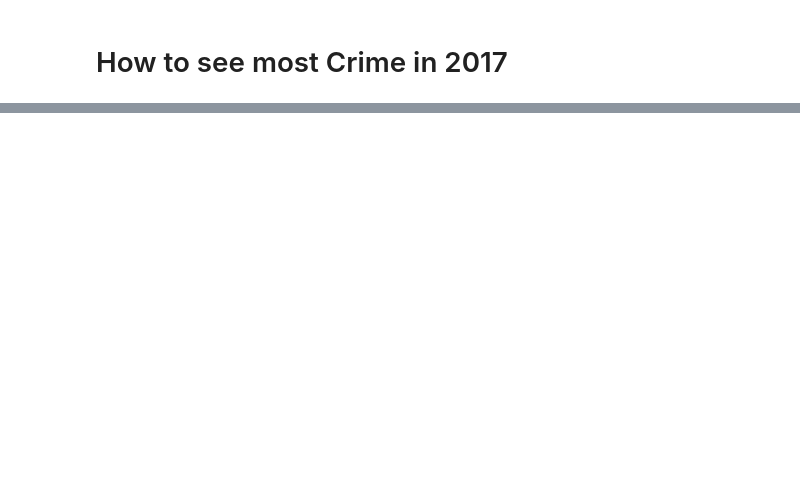
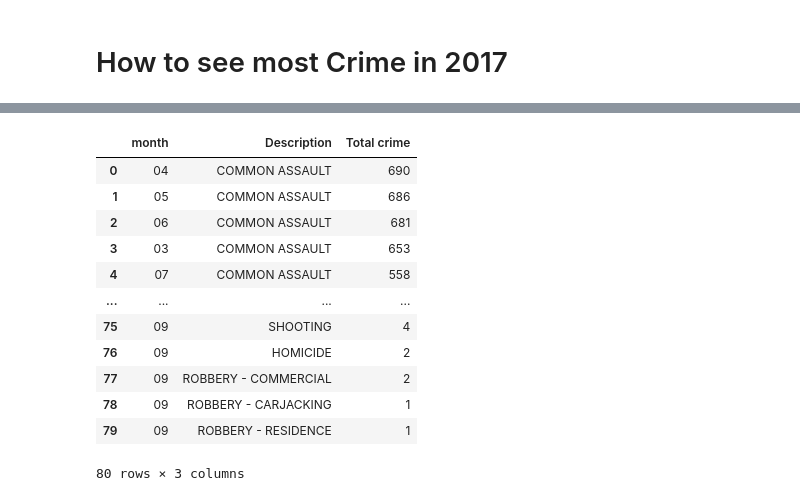
Before and after one commit to ackermanjayjay/Victim_crime_based, a Jupyter notebook: Victim_crime_based.ipynb, the cells around one changed output, grey strips where cells are left out. Cells and saved outputs as stored; diff of their text form; code cells hidden in the pictures; blank space fills up the shorter version.

```diff
--- a/Victim_crime_based.ipynb
+++ b/Victim_crime_based.ipynb
@@ -110,0 +121,16 @@ Most crime in 2017 the answer is
+# %%
+style_crime_by_month_in_2017
+# %% [output]
+|  | month | Description | Total crime |
+| 0 | 04 | COMMON ASSAULT | 690 |
+| 1 | 05 | COMMON ASSAULT | 686 |
+| 2 | 06 | COMMON ASSAULT | 681 |
+| 3 | 03 | COMMON ASSAULT | 653 |
+| 4 | 07 | COMMON ASSAULT | 558 |
+| ... | ... | ... | ... |
+| 75 | 09 | SHOOTING | 4 |
+| 76 | 09 | HOMICIDE | 2 |
+| 77 | 09 | ROBBERY - COMMERCIAL | 2 |
+| 78 | 09 | ROBBERY - CARJACKING | 1 |
+| 79 | 09 | ROBBERY - RESIDENCE | 1 |
+80 rows × 3 columns
```
Also changed, not shown: parts of 14 cells of this notebook.
